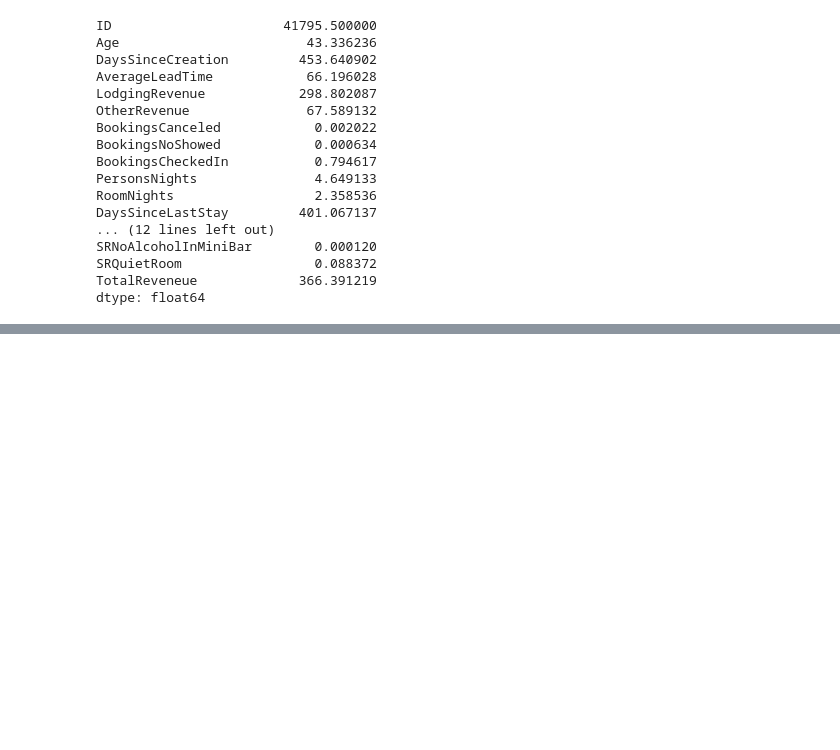
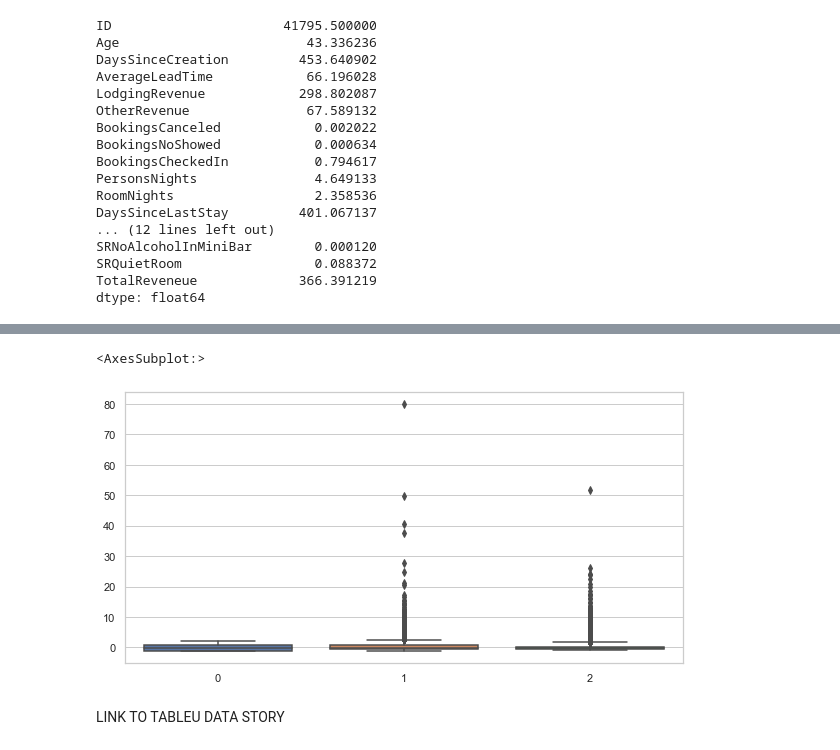
Before and after one commit to LNRobertson/Customer_Segmentation, a Jupyter notebook: notebooks/2_EDA.ipynb, the cells around one changed output, grey strips where cells are left out. Saved outputs shown, nothing was run; the diff lists cells and outputs as text; code cells hidden in the pictures; blank space fills up the shorter version.

```diff
--- a/notebooks/2_EDA.ipynb
+++ b/notebooks/2_EDA.ipynb
@@ -646,0 +763,6 @@ dtype: float64
+# %%
+scaler = StandardScaler()
+
+rfm_normalized = rfm[['Recency', 'Frequency', 'Monetary']]
+
+rfm_normalized
@@ -646,0 +783,4 @@ dtype: float64
+# %%
+rfm_normalized = scaler.fit_transform(rfm_normalized)
+rfm_normalized = pd.DataFrame(rfm_normalized)
+rfm_normalized
@@ -646,0 +801,7 @@ dtype: float64
+# %%
+sns.boxplot(data=rfm_normalized)
+# %% [output]
+<AxesSubplot:>
+[figure, added]
+# %% [markdown]
+LINK TO TABLEU DATA STORY
```
Also changed, not shown: parts of 31 cells of this notebook.
